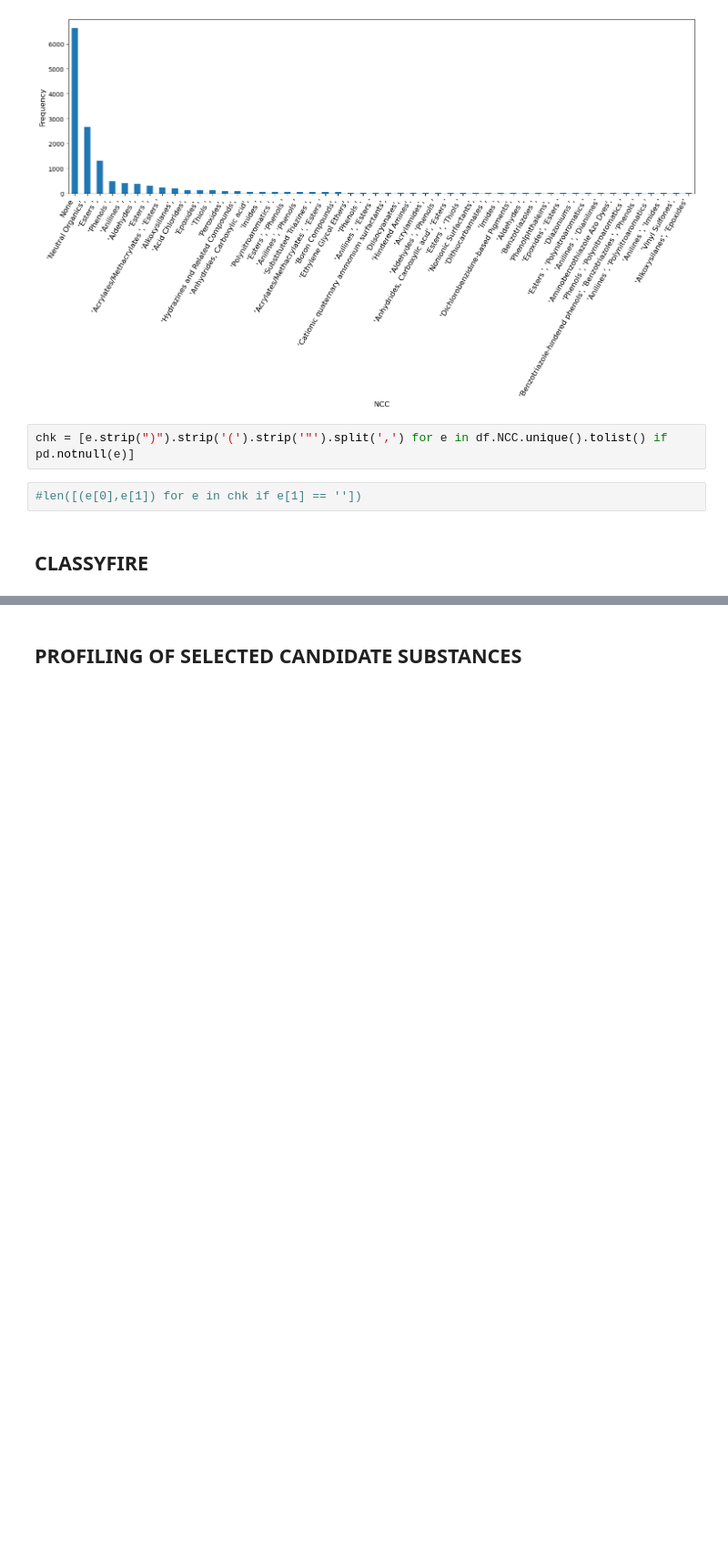
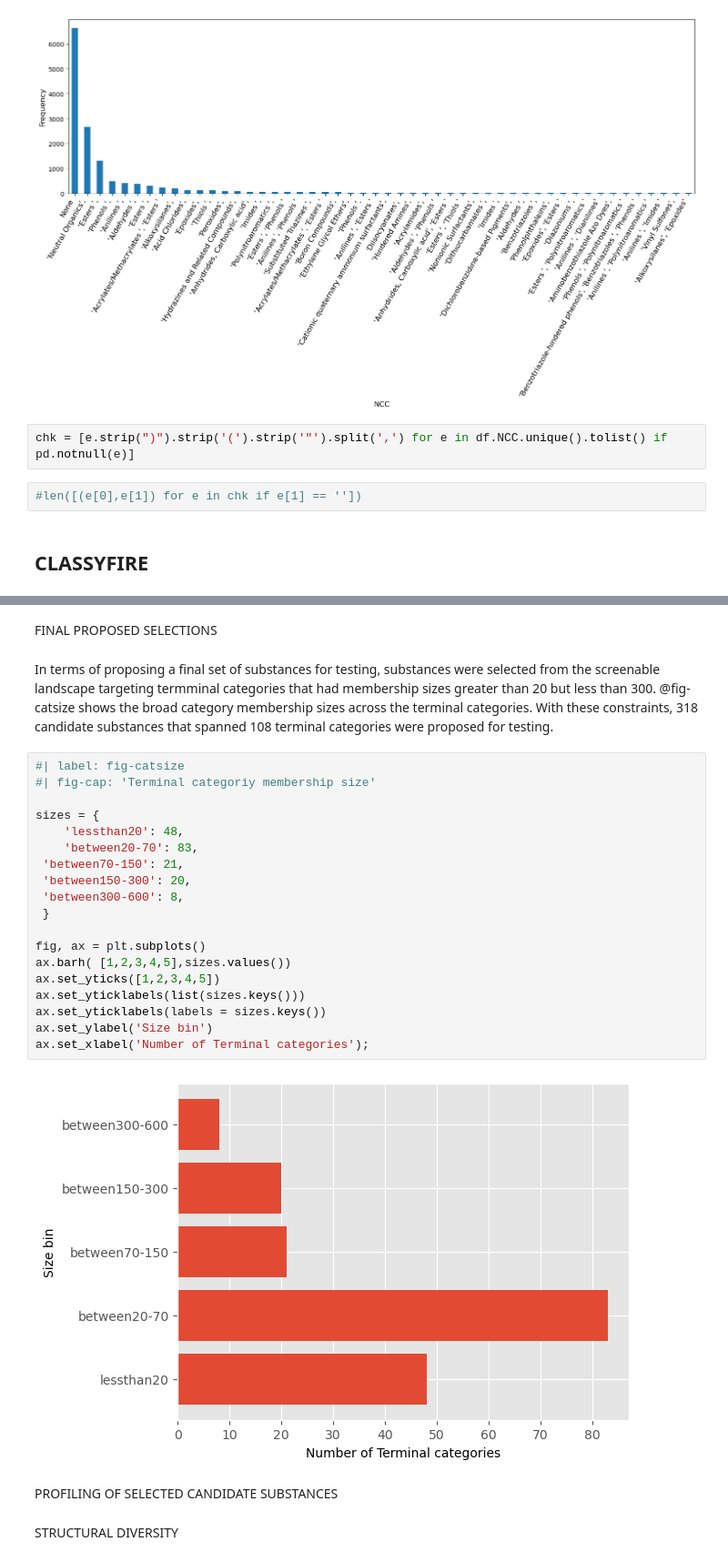
Before and after one commit to patlewig/tsca_categories, a Jupyter notebook: reports/tsca/tsca.ipynb, the cells around one changed output, grey strips where cells are left out. Shown at 91% size. Cells and saved outputs as stored; diff of their text form; blank space fills up the shorter version.

```diff
--- a/reports/tsca/tsca.ipynb
+++ b/reports/tsca/tsca.ipynb
@@ -185,2 +263,29 @@ A total of 467 substances were identified as a result of the MaxMin procedure fo
+# %% [markdown]
+FINAL PROPOSED SELECTIONS
+# %% [markdown]
+In terms of proposing a final set of substances for testing, substances were selected from the screenable landscape targeting termminal categories that had membership sizes greater than 20 but less than 300. @fig-catsize shows the broad category membership sizes across the terminal categories. With these constraints, 318 candidate substances that spanned 108 terminal categories were proposed for testing.
+# %%
+#| label: fig-catsize
+#| fig-cap: 'Terminal categoriy membership size'
+
+sizes = {
+    'lessthan20': 48,
+    'between20-70': 83,
+ 'between70-150': 21,
+ 'between150-300': 20,
+ 'between300-600': 8,
+ }
+
+fig, ax = plt.subplots()
+ax.barh( [1,2,3,4,5],sizes.values())
+ax.set_yticks([1,2,3,4,5])
+ax.set_yticklabels(list(sizes.keys()))
+ax.set_yticklabels(labels = sizes.keys())
+ax.set_ylabel('Size bin')
+ax.set_xlabel('Number of Terminal categories');
+# %% [output]
+[figure, added]
 # %% [markdown]
-## PROFILING OF SELECTED CANDIDATE SUBSTANCES
+PROFILING OF SELECTED CANDIDATE SUBSTANCES
+# %% [markdown]
+STRUCTURAL DIVERSITY
```
Also changed, not shown: parts of 100 cells of this notebook.
